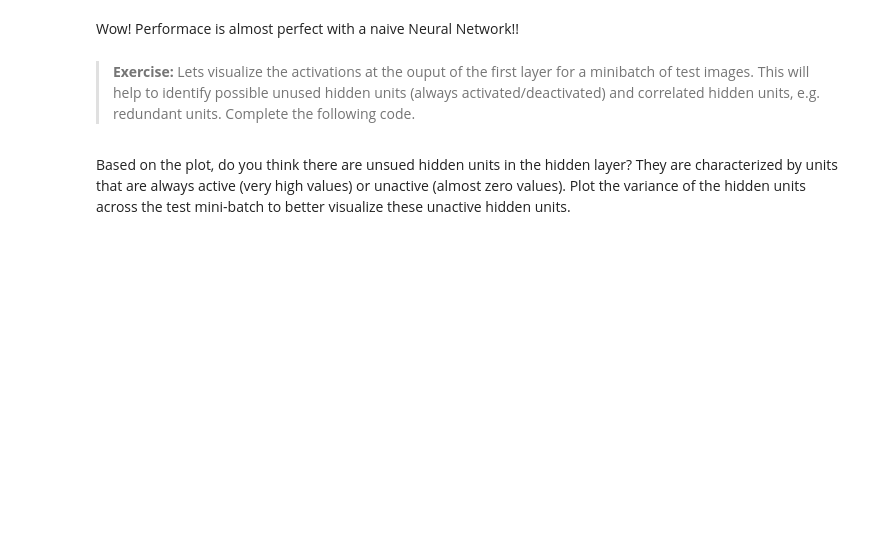
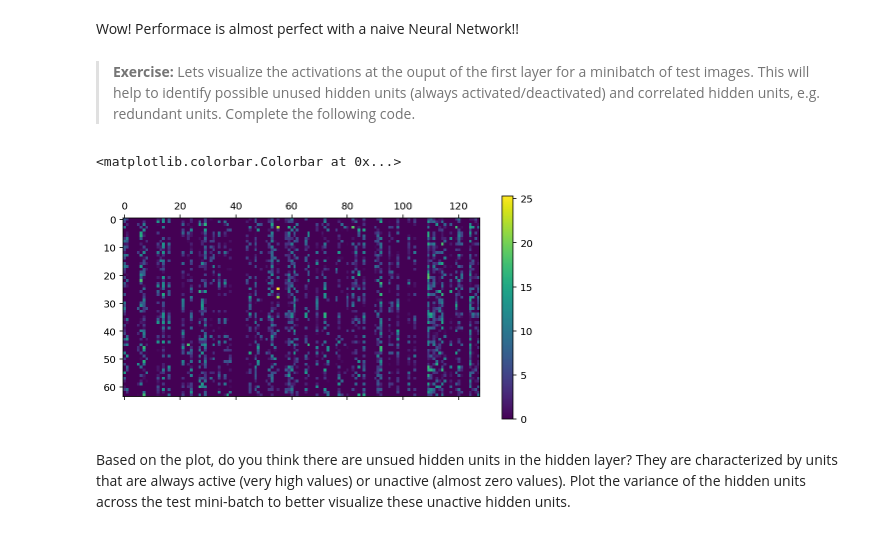
Before and after one commit to boscodeeromeu/NN, a Jupyter notebook: STUDENT_Lab_2_Part_1.ipynb, the cells around one changed output. Cells and saved outputs as stored; diff of their text form; code cells hidden in the pictures; blank space fills up the shorter version.

```diff
--- a/STUDENT_Lab_2_Part_1.ipynb
+++ b/STUDENT_Lab_2_Part_1.ipynb
@@ -313,17 +433,20 @@ Wow! Performace is almost perfect with a naive Neural Network!!
 # %%
 # First, we load a test minibatch
 
 x_test,y_test = next(iter(testloader))
 
 # Then, we evaluate the output of the first layer of the network for that mini-batch
 
-activations = # YOUR CODE HERE
+activations = my_MLP.relu(my_MLP.output1(x_test.view(x_test.shape[0], -1))).detach().numpy()
 
 # We plot the matrix using matplotlib
 
 plt.matshow(activations)
 
 plt.colorbar()
+# %% [output]
+<matplotlib.colorbar.Colorbar at 0x...>
+[figure, added]
 # %% [markdown]
 Based on the plot, do you think there are unsued hidden units in the hidden layer? They are characterized by units that are always active (very high values) or unactive (almost zero values). Plot the variance of the hidden units across the test mini-batch to better visualize these unactive hidden units.
 # %%
```
Also changed, not shown: parts of 24 cells of this notebook.
